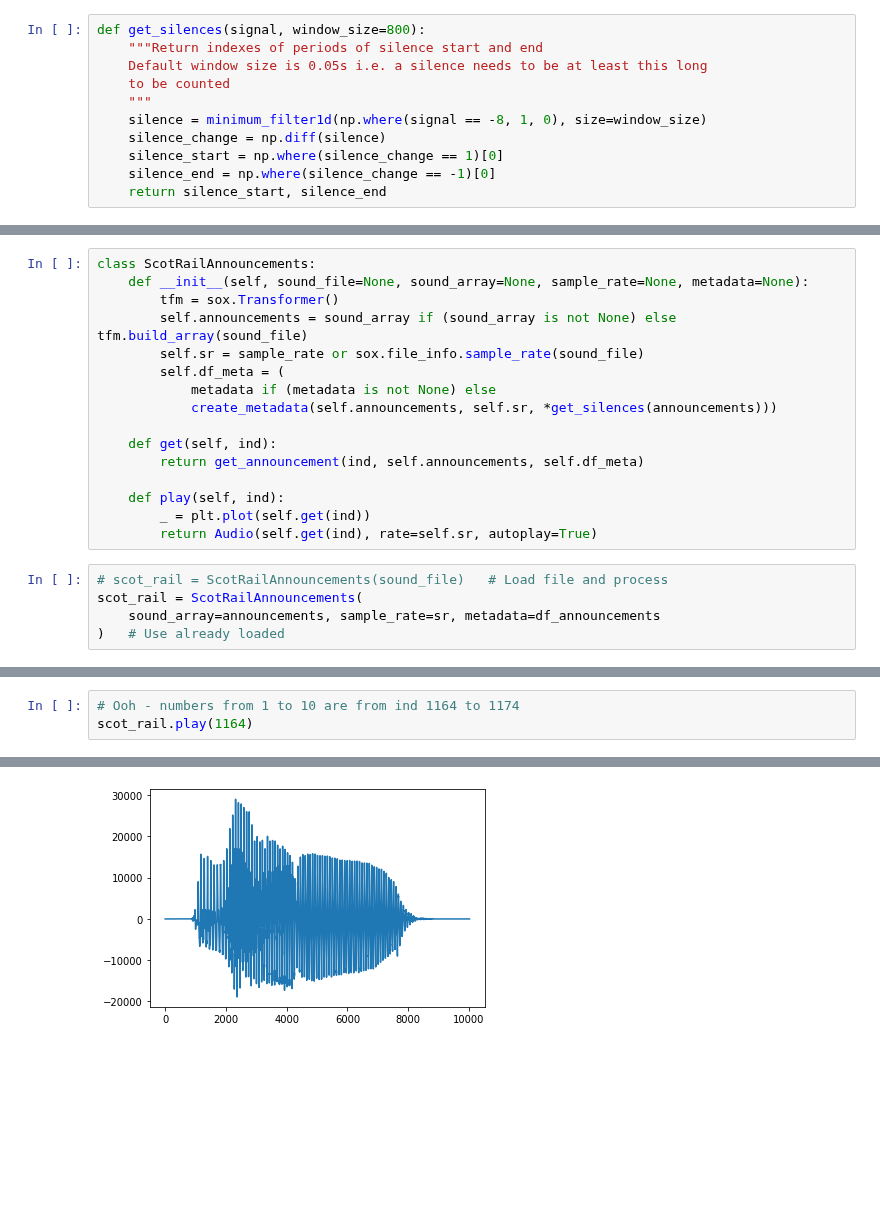
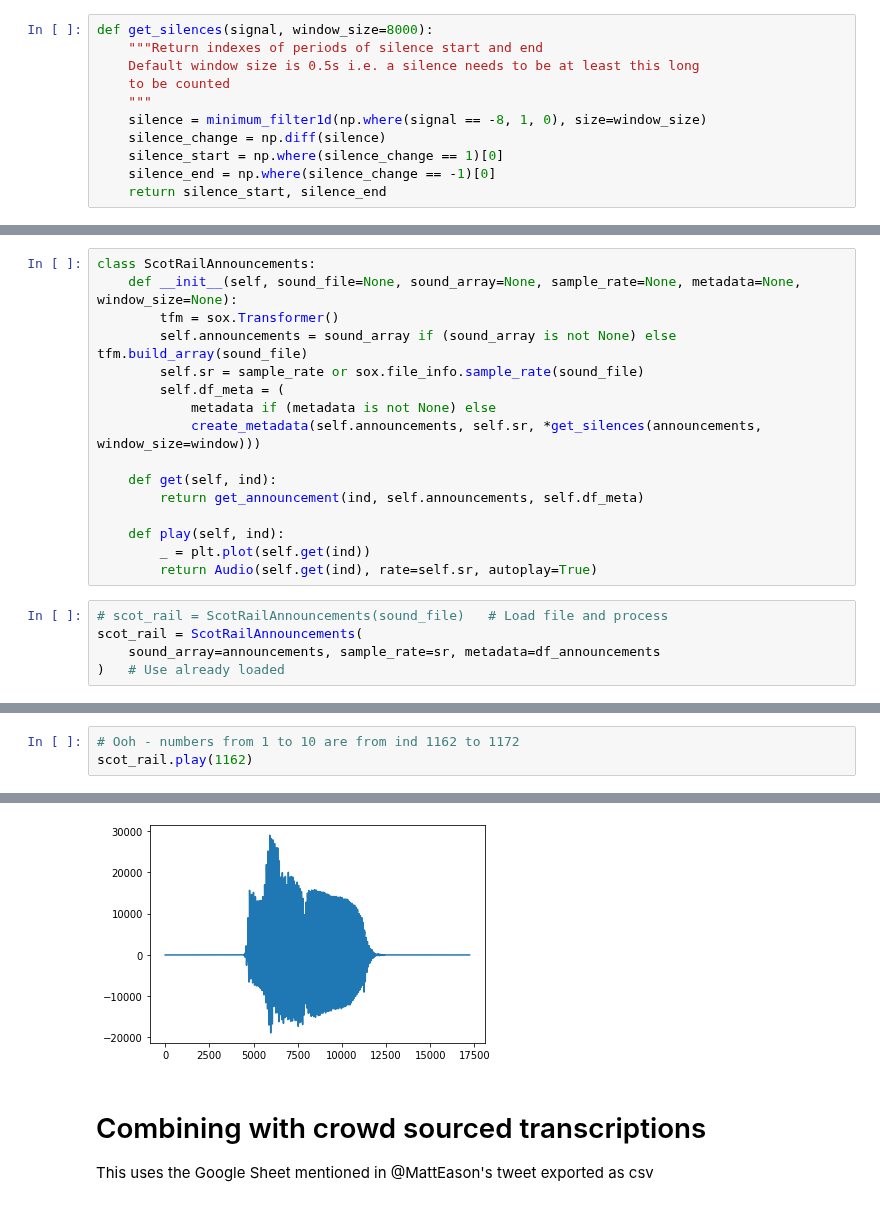
Before and after one commit to mattmcd/PyBayes, a Jupyter notebook: scripts/ScotRail_20220822.ipynb, the cells around one changed output, grey strips where cells are left out. Saved outputs shown, nothing was run; the diff lists cells and outputs as text; blank space fills up the shorter version.

Commit message:
Better matching to crowdsourced annotation spreadsheet with 0.5s silence detection.  Added vocab lookup

```diff
--- a/scripts/ScotRail_20220822.ipynb
+++ b/scripts/ScotRail_20220822.ipynb
@@ -46,9 +46,9 @@ _ = ax_r.plot(minimum_filter1d(silence, size=800), c='r')
 # %% [output]
 [figure]
 # %%
-def get_silences(signal, window_size=800):
+def get_silences(signal, window_size=8000):
     """Return indexes of periods of silence start and end
-    Default window size is 0.05s i.e. a silence needs to be at least this long
+    Default window size is 0.5s i.e. a silence needs to be at least this long
     to be counted
     """
     silence = minimum_filter1d(np.where(signal == -8, 1, 0), size=window_size)
@@ -165,13 +161,13 @@ Audio(get_announcement(161, announcements, df_announcements), rate=sr, autoplay=
 Wrap this all up in an object for ease of use
 # %%
 class ScotRailAnnouncements:
-    def __init__(self, sound_file=None, sound_array=None, sample_rate=None, metadata=None):
+    def __init__(self, sound_file=None, sound_array=None, sample_rate=None, metadata=None, window_size=None):
         tfm = sox.Transformer()
         self.announcements = sound_array if (sound_array is not None) else tfm.build_array(sound_file)
         self.sr = sample_rate or sox.file_info.sample_rate(sound_file)
         self.df_meta = (
             metadata if (metadata is not None) else
-            create_metadata(self.announcements, self.sr, *get_silences(announcements)))
+            create_metadata(self.announcements, self.sr, *get_silences(announcements, window_size=window)))
 
     def get(self, ind):
         return get_announcement(ind, self.announcements, self.df_meta)
@@ -206,6 +202,9 @@ scot_rail.df_meta.sort_values('length_sec').head(10)
 # %%
-# Ooh - numbers from 1 to 10 are from ind 1164 to 1174
-scot_rail.play(1164)
+# Ooh - numbers from 1 to 10 are from ind 1162 to 1172
+scot_rail.play(1162)
 # %% [output]
 [interactive output not drawn]
-[figure, old version]
+[figure, new version]
+# %% [markdown]
+# Combining with crowd sourced transcriptions
+This uses the Google Sheet mentioned in @MattEason's tweet exported as csv
```
Also changed, not shown: parts of 28 cells of this notebook, 1 other file.
